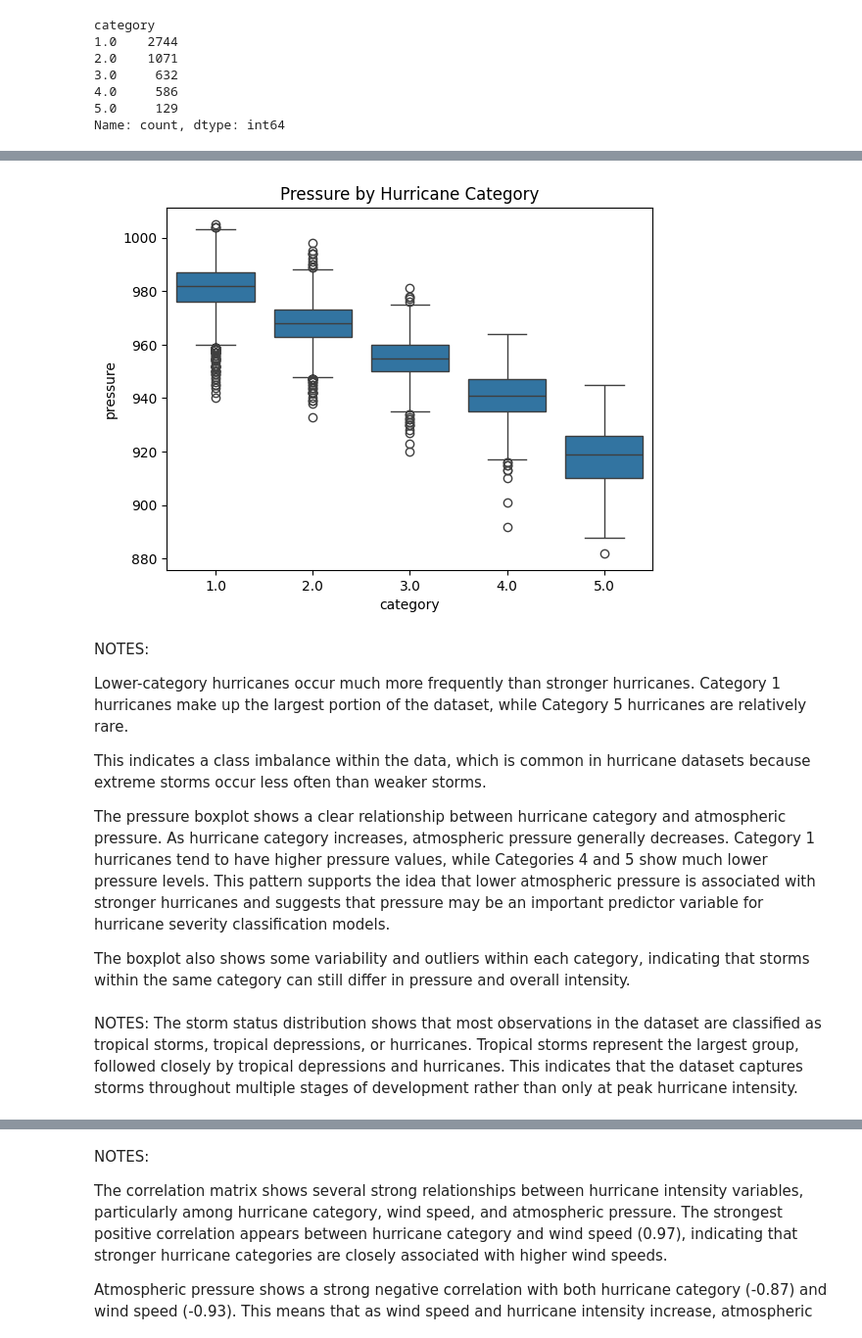
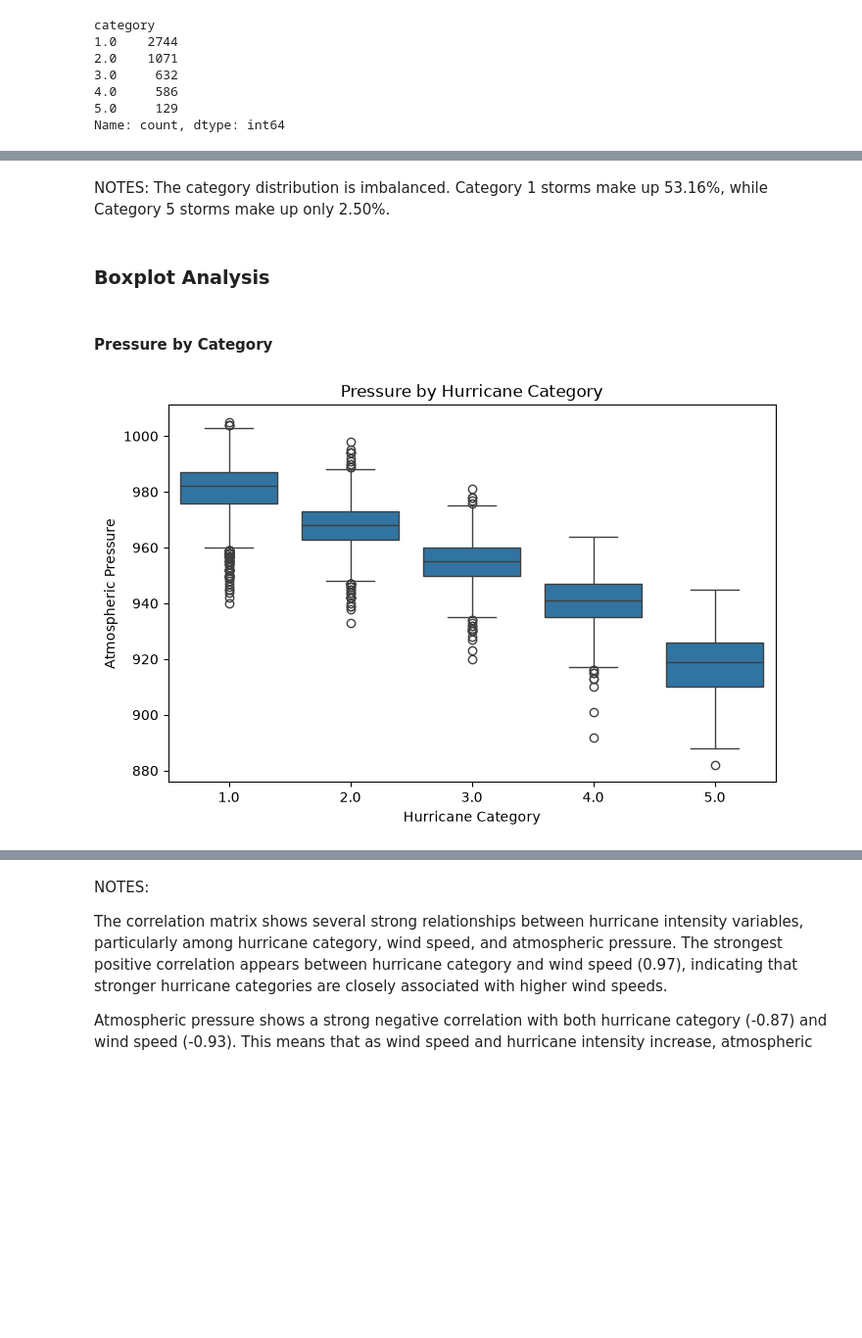
Before and after one commit to vlazo1214/hurricane-analysis, a Jupyter notebook: EDA.ipynb, the cells around one changed output, grey strips where cells are left out. Shown at 98% size. Saved outputs shown, nothing was run; the diff lists cells and outputs as text; code cells hidden in the pictures; blank space fills up the shorter version.

```diff
--- a/EDA.ipynb
+++ b/EDA.ipynb
@@ -198,20 +260,21 @@ plt.show()
+# %% [markdown]
+NOTES: The category distribution is imbalanced. Category 1 storms make up 53.16%, while Category 5 storms make up only 2.50%.
+# %% [markdown]
+### Boxplot Analysis
+# %% [markdown]
+#### Pressure by Category
 # %%
-sns.boxplot(x='category', y='pressure', data=hurricanes)
+plt.figure(figsize=(8, 5))
+
+sns.boxplot(
+    x='category',
+    y='pressure',
+    data=hurricanes
+)
 
 plt.title("Pressure by Hurricane Category")
-
+plt.xlabel("Hurricane Category")
+plt.ylabel("Atmospheric Pressure")
 plt.show()
 # %% [output]
-[figure, old version]
+[figure, new version]
-# %% [markdown]
-NOTES:
-
-Lower-category hurricanes occur much more frequently than stronger hurricanes. Category 1 hurricanes make up the largest portion of the dataset, while Category 5 hurricanes are relatively rare.
-
-This indicates a class imbalance within the data, which is common in hurricane datasets because extreme storms occur less often than weaker storms.
-
-The pressure boxplot shows a clear relationship between hurricane category and atmospheric pressure. As hurricane category increases, atmospheric pressure generally decreases. Category 1 hurricanes tend to have higher pressure values, while Categories 4 and 5 show much lower pressure levels. This pattern supports the idea that lower atmospheric pressure is associated with stronger hurricanes and suggests that pressure may be an important predictor variable for hurricane severity classification models.
-
-The boxplot also shows some variability and outliers within each category, indicating that storms within the same category can still differ in pressure and overall intensity.
-# %% [markdown]
-NOTES: The storm status distribution shows that most observations in the dataset are classified as tropical storms, tropical depressions, or hurricanes. Tropical storms represent the largest group, followed closely by tropical depressions and hurricanes. This indicates that the dataset captures storms throughout multiple stages of development rather than only at peak hurricane intensity.
```
Also changed, not shown: parts of 52 cells of this notebook, 1 other file.
